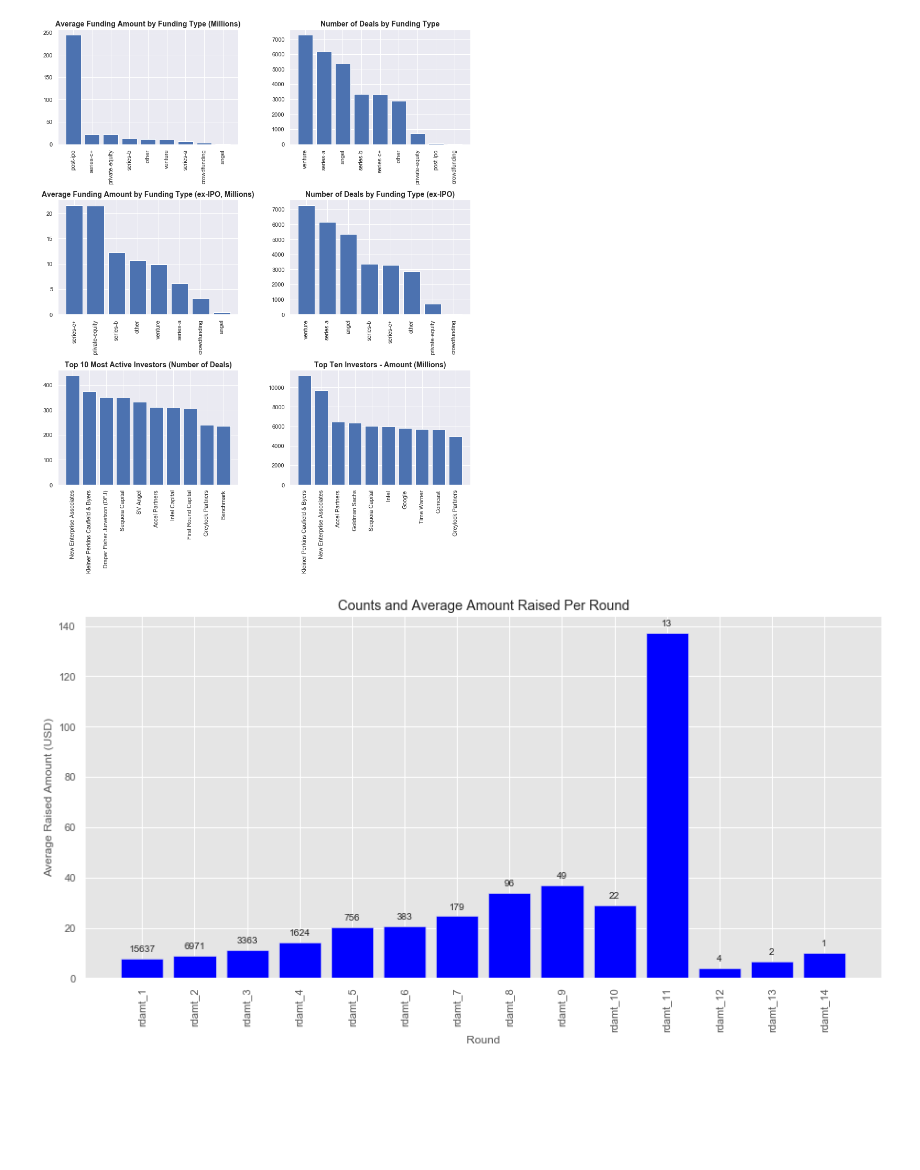
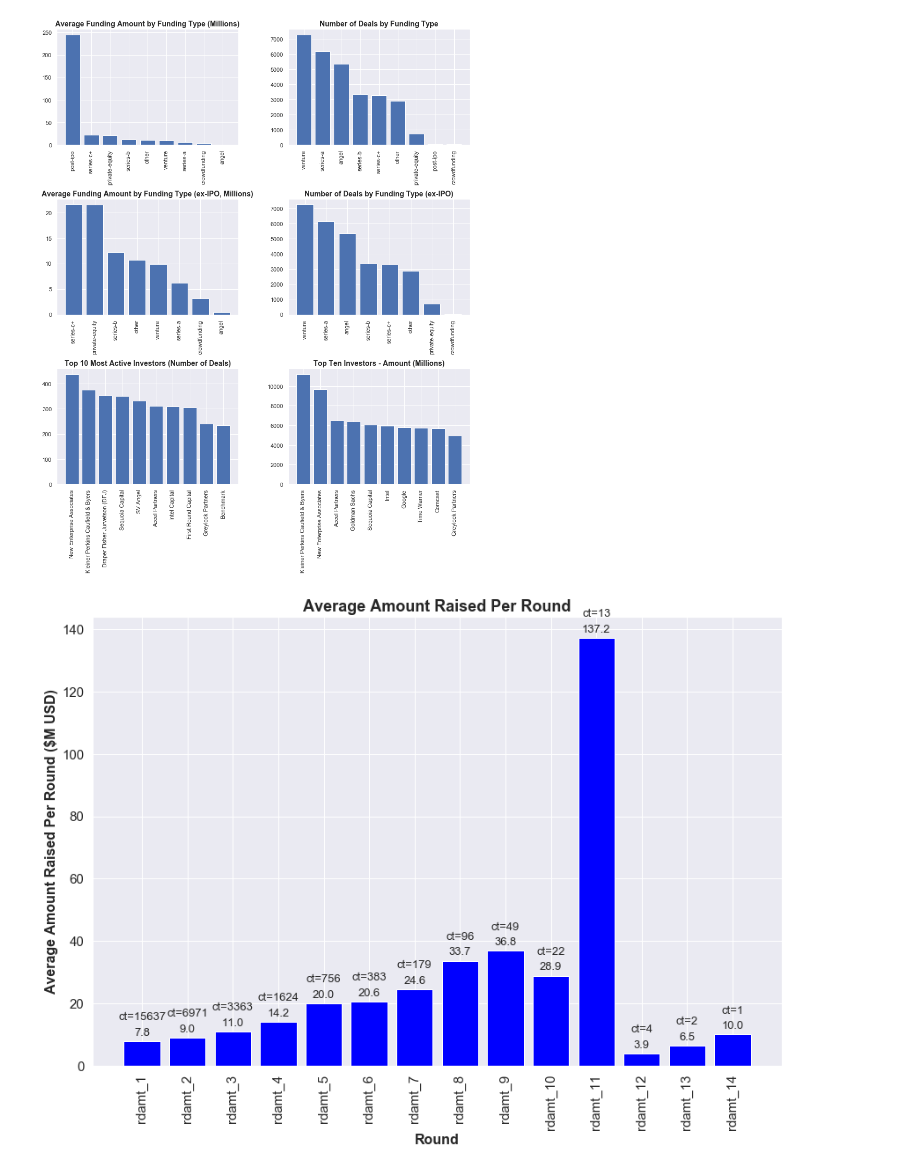
Before and after one commit to KKanoe/Projects, a Jupyter notebook: venture capital project/Venture Capital EDA.ipynb, the cells around one changed output. Drawn from its saved outputs; the diff is of its cells as text; code cells hidden in the pictures; blank space fills up the shorter version.

```diff
--- a/venture capital project/Venture Capital EDA.ipynb
+++ b/venture capital project/Venture Capital EDA.ipynb
@@ -15,10 +15,10 @@ comp_df = pd.read_csv('C:/datascience/springboard/projects/Venture Capital/data/
 rds_df = pd.read_csv('C:/datascience/springboard/projects/Venture Capital/data/crunchbase-rounds.csv', encoding="ISO-8859-1")
 
 #Merged dataframe from four dataframes above
-comp_sum_df = pd.read_csv('C:/datascience/springboard/projects/Venture Capital/data/Exported Data/Company summary df.csv', encoding="ISO-8859-1")
+comp_sum_df = pd.read_csv('C:/datascience/springboard/projects/Venture Capital/data/Exported Data/Company summary df - Updated.csv', encoding="ISO-8859-1")
 
 #Dataframe in ML friendly format with all features
-ml_df = pd.read_csv('C:/datascience/springboard/projects/Venture Capital/data/Exported Data/ML Dataframe.csv', encoding="ISO-8859-1")
+ml_df = pd.read_csv('C:/datascience/springboard/projects/Venture Capital/data/Exported Data/ML Dataframe - Updated.csv', encoding="ISO-8859-1")
 # %%
 #Display dataframe information
 print("Crunchbase Acquisition Information")
@@ -133,35 +133,41 @@ plt.show()
 # %% [output]
 [figure]
 # %%
-#Rounds graphs (raised amount by round)
+#Average Amount Raised per Round
 start_col_amt = ml_df.columns.get_loc('rdamt_1')
 end_col_amt =  ml_df.columns.get_loc('rdamt_14') + 1
 avg_by_rd = ml_df.iloc[:, start_col_amt:end_col_amt]
 avg_by_rd = avg_by_rd.replace(0, np.NaN)
 avg_by_rd = avg_by_rd.stack().reset_index(name='rd_amt').rename(columns={'level_1':'rd_id'})
-rd_ct = avg_by_rd.groupby('rd_id').count().reset_index().rename(columns={'index':'rd_id','rd_amt':'rd_ct'})#.drop(columns='company_name')
+rd_ct = avg_by_rd.groupby('rd_id').count().reset_index().rename(columns={'index':'rd_id','rd_amt':'rd_ct'})
 avg_by_rd = avg_by_rd.groupby('rd_id')['rd_amt'].mean().round(2).reset_index().rename(columns={'rd_amt':'rd_amt_mean'})
 avg_by_rd = pd.merge(avg_by_rd, rd_ct, on='rd_id')
 avg_by_rd = avg_by_rd.sort_values('rd_ct', ascending=False)
 
-#Graph average amt raised for each rounds and append counts to top of bars
-fig, ax = plt.subplots(figsize=(15,7))
+#Graph average amt raised for each rounds and append values to top of bars
+fig, ax = plt.subplots(figsize=(12,9))
 ax.bar(avg_by_rd['rd_id'], avg_by_rd['rd_amt_mean'], color="blue")
-plt.title('Counts and Average Amount Raised Per Round')
-plt.xlabel('Round')
-plt.ylabel('Average Raised Amount (USD)')
-plt.setp(ax.get_xticklabels(), rotation=90)
+plt.title('Average Amount Raised Per Round', fontsize=18, fontweight='bold')
+plt.xlabel('Round', fontsize=16, fontweight='bold')
+plt.ylabel('Average Amount Raised Per Round ($M USD)', fontsize=16, fontweight='bold')
+plt.setp(ax.xaxis.get_majorticklabels(), rotation=90, fontsize=15)
+plt.setp(ax.yaxis.get_majorticklabels(), fontsize=15)
 
 rects = ax.patches
 
 #Labels
-labels = avg_by_rd['rd_ct'].tolist()
+labels = avg_by_rd['rd_amt_mean'].tolist()
+labels2 = avg_by_rd['rd_ct'].tolist()
 
-for rect, label in zip(rects, labels):
+for rect, label, label2 in zip(rects, labels, labels2):
     height = rect.get_height()
-    ax.text(rect.get_x() + rect.get_width() / 2, height + 2, label,
-            ha='center', va='bottom')
+    ax.text(rect.get_x() + rect.get_width() / 2, height + 1, round(label, 1),
+            ha='center', va='bottom', size=13)
 
+    ax.text(rect.get_x() + rect.get_width() / 2, height + 6, "ct=" + str(round(label2, 0)),
+            ha='center', va='bottom', size=13)
+
+plt.tight_layout()
 plt.show()
 # %% [output]
-[figure, old version]
+[figure, new version]
```
Also changed, not shown: parts of 7 cells of this notebook, 5 other files.
